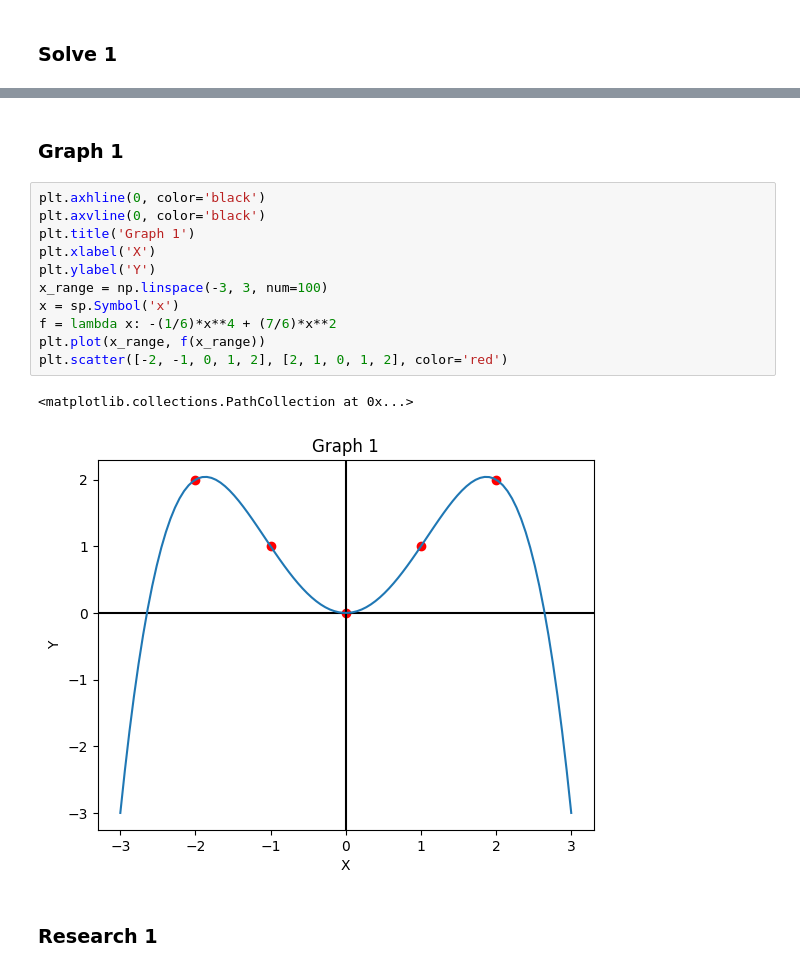
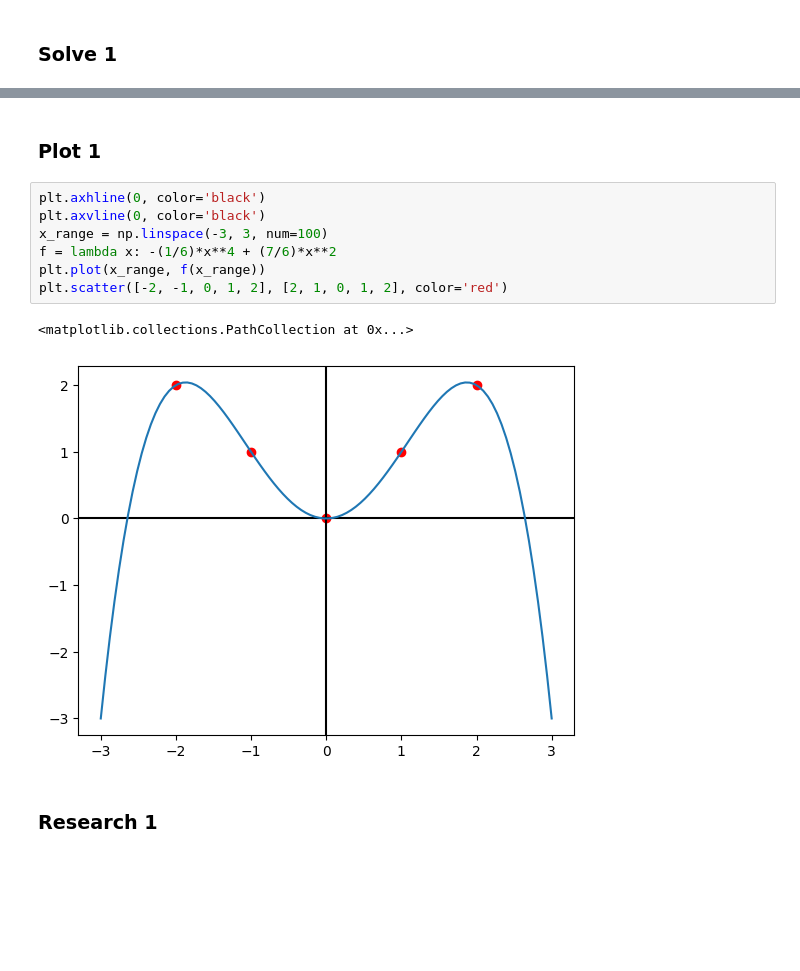
Before and after one commit to P37uh/Math-for-DS-practise, a Jupyter notebook: 4/Преобразования_функций_и_полиномы_Домашнее_задание.ipynb, the cells around one changed output, grey strips where cells are left out. Drawn from its saved outputs; the diff is of its cells as text; blank space fills up the shorter version.

```diff
--- a/4/Преобразования_функций_и_полиномы_Домашнее_задание.ipynb
+++ b/4/Преобразования_функций_и_полиномы_Домашнее_задание.ipynb
@@ -29,21 +28,17 @@ sp.nonlinsolve(_sys, sp.symbols('a:5'))
 # %% [output]
 $\displaystyle \left\{\left( 0, \  0, \  \frac{7}{6}, \  0, \  - \frac{1}{6}\right)\right\}$
 # %% [markdown]
-### Graph 1
+### Plot 1
 # %%
 plt.axhline(0, color='black')
 plt.axvline(0, color='black')
-plt.title('Graph 1')
-plt.xlabel('X')
-plt.ylabel('Y')
 x_range = np.linspace(-3, 3, num=100)
-x = sp.Symbol('x')
 f = lambda x: -(1/6)*x**4 + (7/6)*x**2
 plt.plot(x_range, f(x_range))
 plt.scatter([-2, -1, 0, 1, 2], [2, 1, 0, 1, 2], color='red')
 # %% [output]
 <matplotlib.collections.PathCollection at 0x...>
-[figure, old version]
+[figure, new version]
 # %% [markdown]
 ### Research 1
 # %%
```
Also changed, not shown: parts of 7 cells of this notebook, 1 other file.
